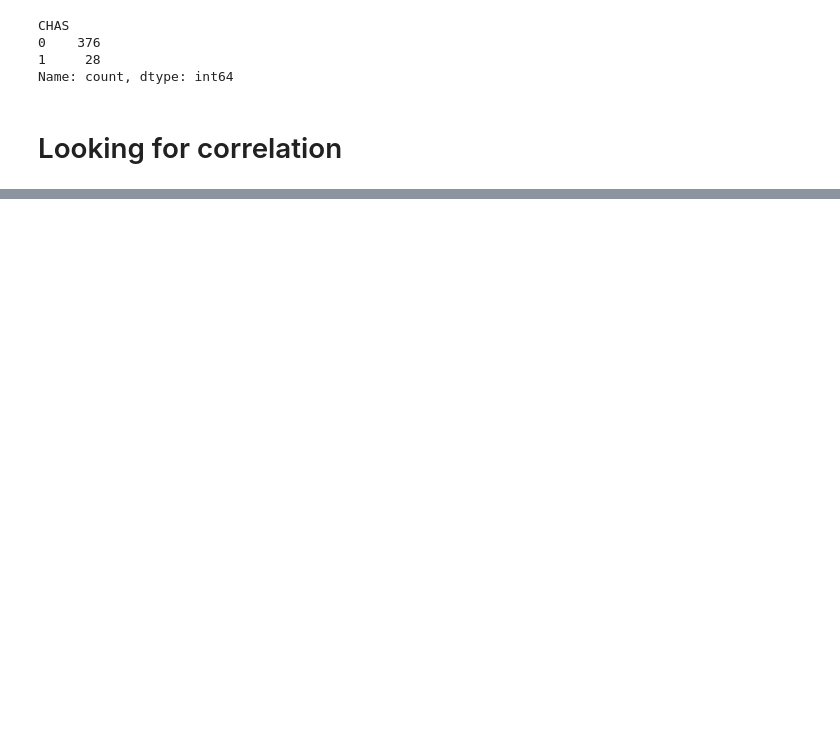
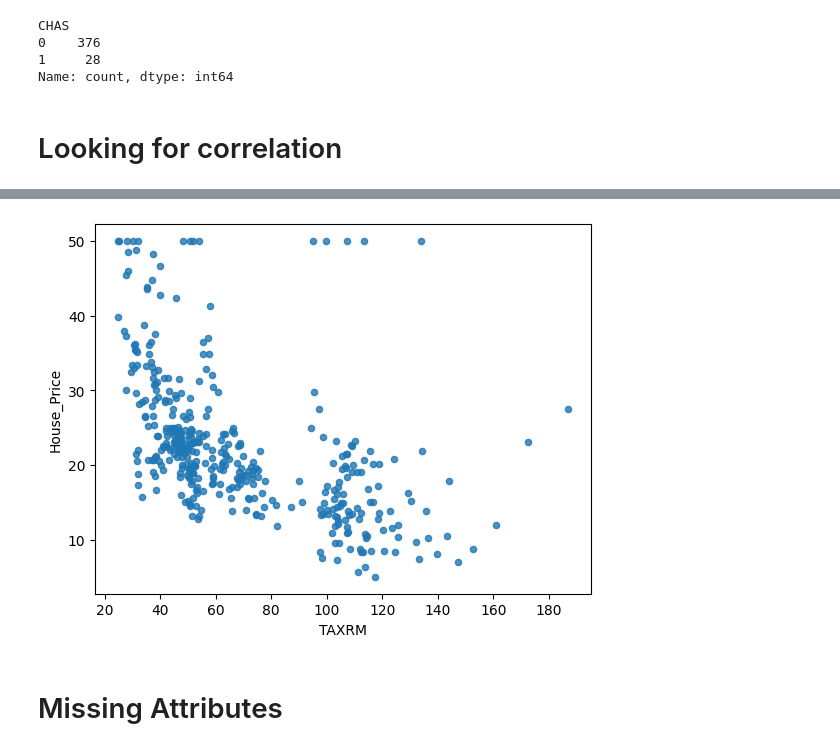
Before and after one commit to CHIRANJIBI369/RealState, a Jupyter notebook: notebooks/RealEstate.ipynb, the cells around one changed output, grey strips where cells are left out. Saved outputs shown, nothing was run; the diff lists cells and outputs as text; code cells hidden in the pictures; blank space fills up the shorter version.

```diff
--- a/notebooks/RealEstate.ipynb
+++ b/notebooks/RealEstate.ipynb
@@ -122,0 +135,2 @@ Name: House_Price, dtype: float64
+# %%
+housing["TAXRM"] = housing["TAX"]/ housing["RM"]
@@ -122,0 +166,7 @@ Name: House_Price, dtype: float64
+# %%
+housing.plot(kind="scatter", x="TAXRM", y="House_Price", alpha=0.8)
+plt.show()
+# %% [output]
+[figure, added]
+# %% [markdown]
+# Missing Attributes
```
Also changed, not shown: parts of 26 cells of this notebook, 1 other file.
